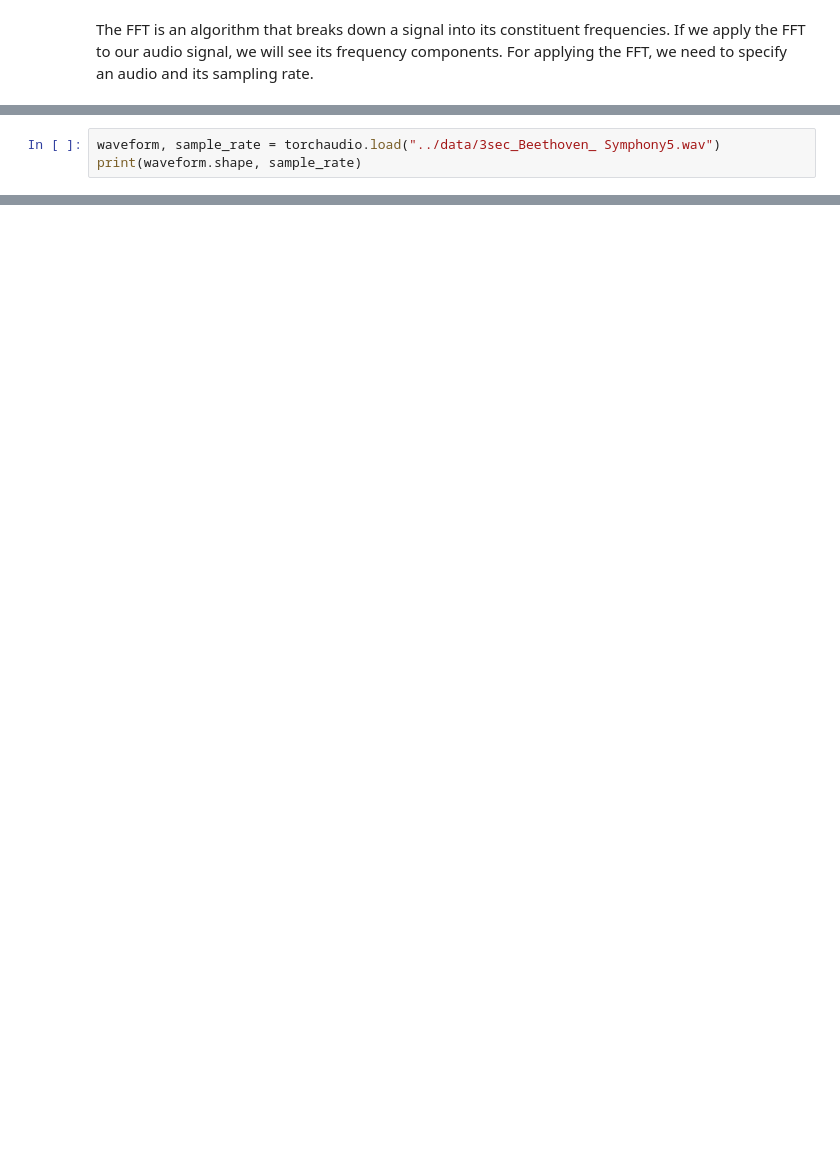
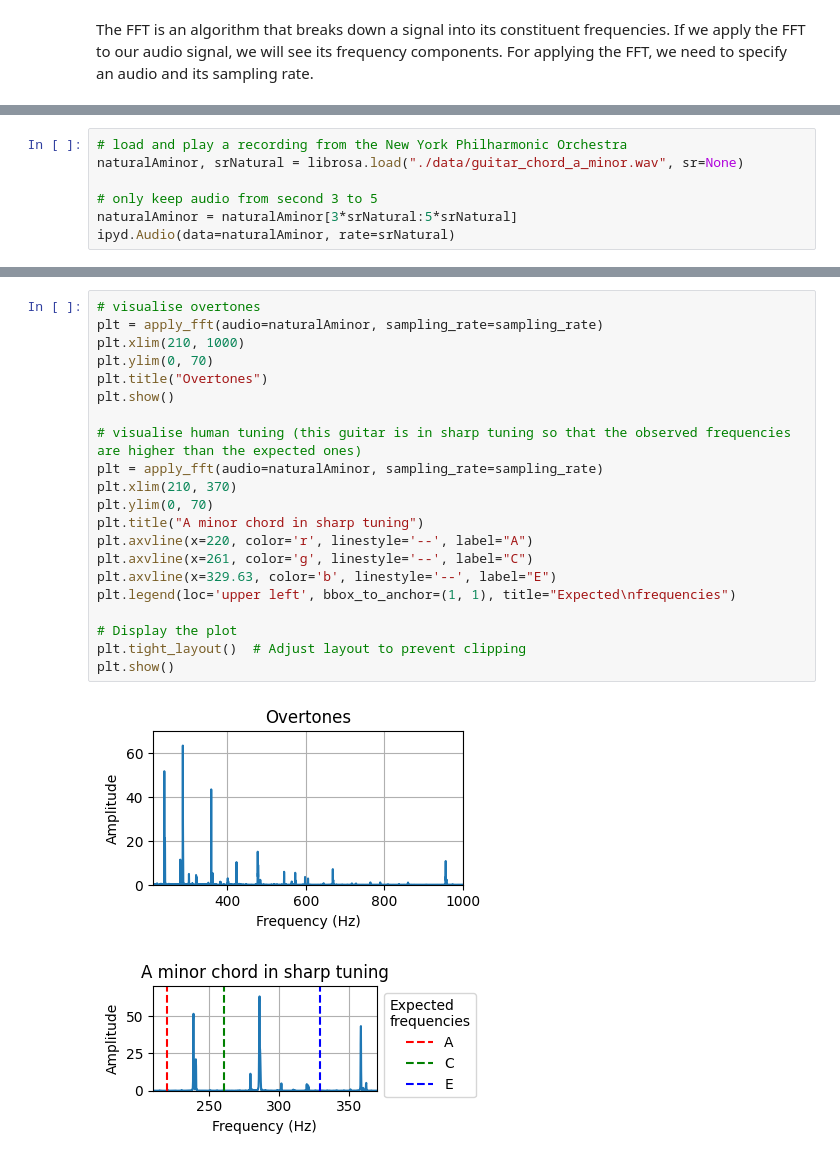
Before and after one commit to aihpi/video-search, a Jupyter notebook: learning-materials/digital_signal_processing.ipynb, the cells around one changed output, grey strips where cells are left out. Drawn from its saved outputs; the diff is of its cells as text; blank space fills up the shorter version.

```diff
--- a/learning-materials/digital_signal_processing.ipynb
+++ b/learning-materials/digital_signal_processing.ipynb
@@ -109,4 +129,8 @@ ipyd.Audio(rate=sampling_rate, data=silence)
 # %%
-waveform, sample_rate = torchaudio.load("../data/3sec_Beethoven_ Symphony5.wav")
-print(waveform.shape, sample_rate)
+# load and play a recording from the New York Philharmonic Orchestra
+naturalAminor, srNatural = librosa.load("./data/guitar_chord_a_minor.wav", sr=None)
+
+# only keep audio from second 3 to 5
+naturalAminor = naturalAminor[3*srNatural:5*srNatural]
+ipyd.Audio(data=naturalAminor, rate=srNatural)
 # %% [output]
@@ -113,0 +138,24 @@ RuntimeError: Failed to open the input "../data/3sec_Beethoven_ Symphony5.wav" (
+# %%
+# visualise overtones
+plt = apply_fft(audio=naturalAminor, sampling_rate=sampling_rate)
+plt.xlim(210, 1000)
+plt.ylim(0, 70)
+plt.title("Overtones")
+plt.show()
+
+# visualise human tuning (this guitar is in sharp tuning so that the observed frequencies are higher than the expected ones)
+plt = apply_fft(audio=naturalAminor, sampling_rate=sampling_rate)
+plt.xlim(210, 370)
+plt.ylim(0, 70)
+plt.title("A minor chord in sharp tuning")
+plt.axvline(x=220, color='r', linestyle='--', label="A")
+plt.axvline(x=261, color='g', linestyle='--', label="C")
+plt.axvline(x=329.63, color='b', linestyle='--', label="E")
+plt.legend(loc='upper left', bbox_to_anchor=(1, 1), title="Expected\nfrequencies")
+
+# Display the plot
+plt.tight_layout()  # Adjust layout to prevent clipping
+plt.show()
+# %% [output]
+[figure, added]
+[figure, added]
```
Also changed, not shown: parts of 34 cells of this notebook, 3 other files.
